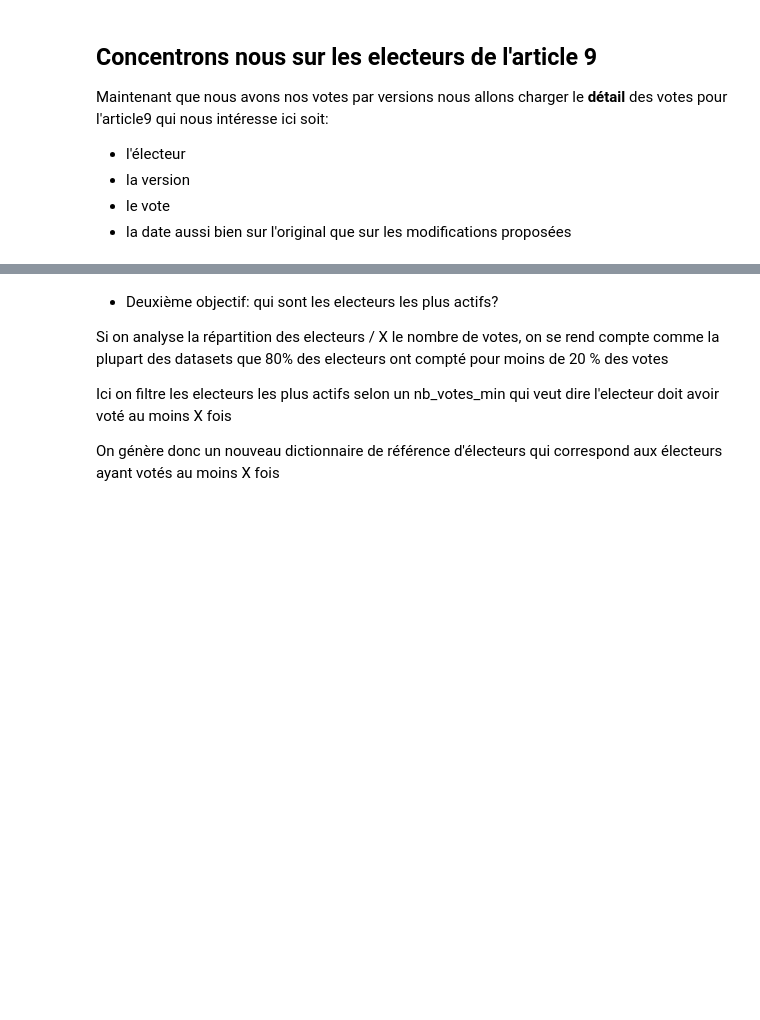
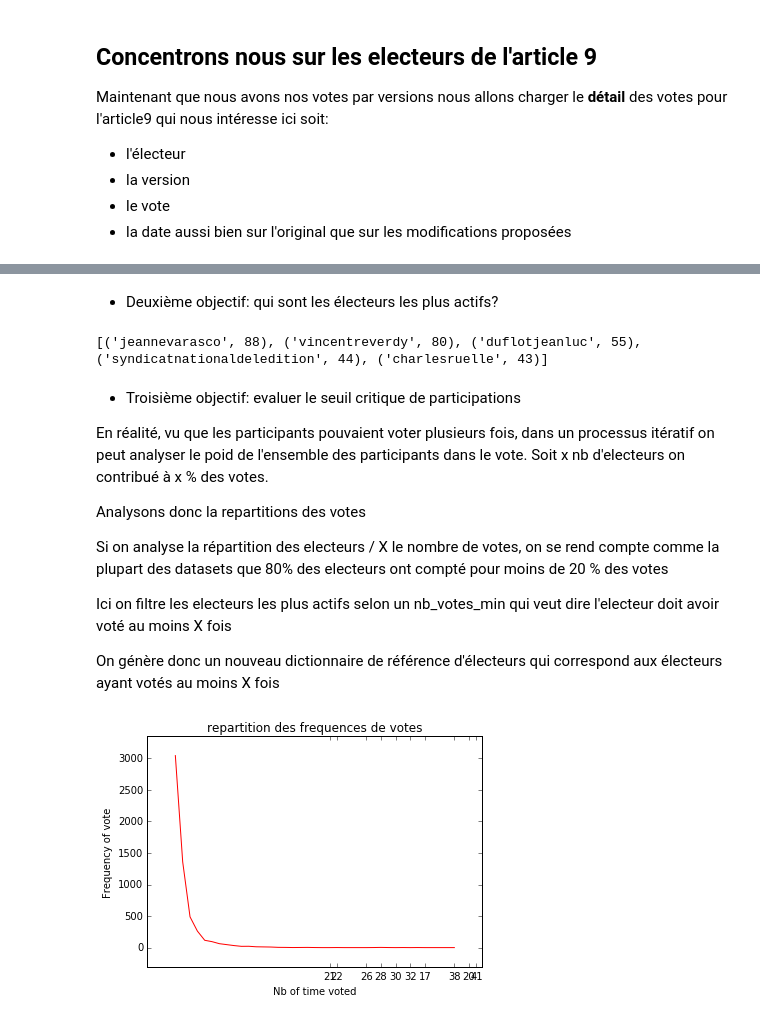
Before and after one commit to c24b/openscience4S, a Jupyter notebook: Cartographie des comportements des electeurs.ipynb, the cells around one changed output, grey strips where cells are left out. Cells and saved outputs as stored; diff of their text form; code cells hidden in the pictures; blank space fills up the shorter version.

```diff
--- a/Cartographie des comportements des electeurs.ipynb
+++ b/Cartographie des comportements des electeurs.ipynb
@@ -150,7 +176,7 @@ def load_participants():
     return participants_d
 # %%
 # les participants
-part = load_participants()
+participants = load_participants()
 # %% [output]
 21329 participants sur l'ensemble des articles
 # %% [markdown]
@@ -416,0 +410,2 @@ defaultdict(None, {1: 3043, 2: 1359, 3: 488, 4: 263, 5: 117, 6: 95, 7: 63, 8: 48
+# %%
+votes9, votes_args9, votes_sources9 = load_votes(participants)
@@ -417,12 +447,60 @@ defaultdict(None, {1: 3043, 2: 1359, 3: 488, 4: 263, 5: 117, 6: 95, 7: 63, 8: 48
+# %% [markdown]
+* Deuxième objectif: qui sont les électeurs les plus actifs?
+# %%
+
+
+import operator
+nb_votes = sorted(electeur_nb_votes.items(), key=operator.itemgetter(1))[::-1]
+
+#les 5 electeurs les plus actifs avec leur nombre de votes
+print(nb_votes[:5])
+# %% [output]
+[('jeannevarasco', 88), ('vincentreverdy', 80), ('duflotjeanluc', 55), ('syndicatnationaldeledition', 44), ('charlesruelle', 43)]
 # %% [markdown]
-* Deuxième objectif: qui sont les electeurs les plus actifs?
+* Troisième objectif: evaluer le seuil critique de participations
+
+En réalité, vu que les participants pouvaient voter plusieurs fois, dans un processus itératif
+on peut analyser le poid de l'ensemble des participants dans le vote.
+Soit x nb d'electeurs on contribué à x % des votes.
+
+Analysons donc la repartitions des votes
+
 
 Si on analyse la répartition des electeurs / X le nombre de votes, on se rend compte comme la plupart des datasets que 80% des electeurs ont compté pour moins de 20 % des votes
+
 
 Ici on filtre les electeurs les plus actifs selon un nb_votes_min
 qui veut dire l'electeur doit avoir voté au moins X fois
 
 On génère donc un nouveau dictionnaire de référence d'électeurs qui correspond aux électeurs ayant votés au moins X fois
+# %%
+from collections import Counter, defaultdict
+repartition = dict(Counter(elem[1] for elem in nb_votes))
+#for nb_vote, total in repartition.items():
+#    print ("%i electeurs ont votés %i fois"%(total,nb_vote))
+#    print ("soit %i votes qui représentent %i pourcent des votes" %(nb_vote*total,nb_vote*total/len(votes9)*100))
+
+fig = plt.figure()
+total_votes = [k*v for k,v in repartition.items()]
+
+#plt.plot(list(repartition.values()),color='g')
+plt.plot(list(repartition.values()), 'r')
+# You can specify a rotation for the tick labels in degrees or with keywords.
+plt.xticks(x, list(repartition.keys()))
+#plt.plot(total_votes, "g")
+# Pad margins so that markers don't get clipped by the axes
+plt.margins(0.1)
+# Tweak spacing to prevent clipping of tick-labels
+plt.subplots_adjust(bottom=0.1)
+#fig.set_xlabel('Nb d electeur')
+#fig.set_ylabel('nb de votes')
+plt.xlabel('Nb of time voted')
+plt.ylabel('Frequency of vote')
+plt.title('repartition des frequences de votes')
+#plt.show()
+plt.show()
+# %% [output]
+[figure, added]
 # %%
 def filter_top_electeurs(votes, nb_votes_min):
     from collections import Counter, defaultdict
```
Also changed, not shown: parts of 29 cells of this notebook.
